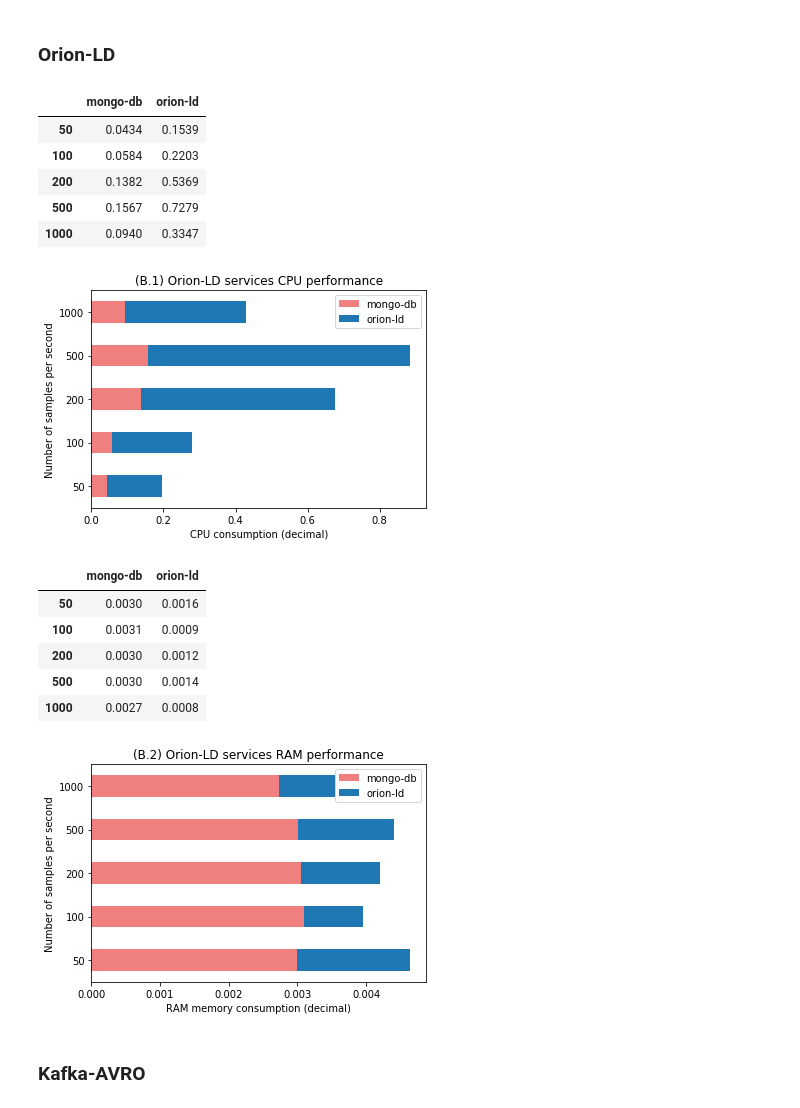
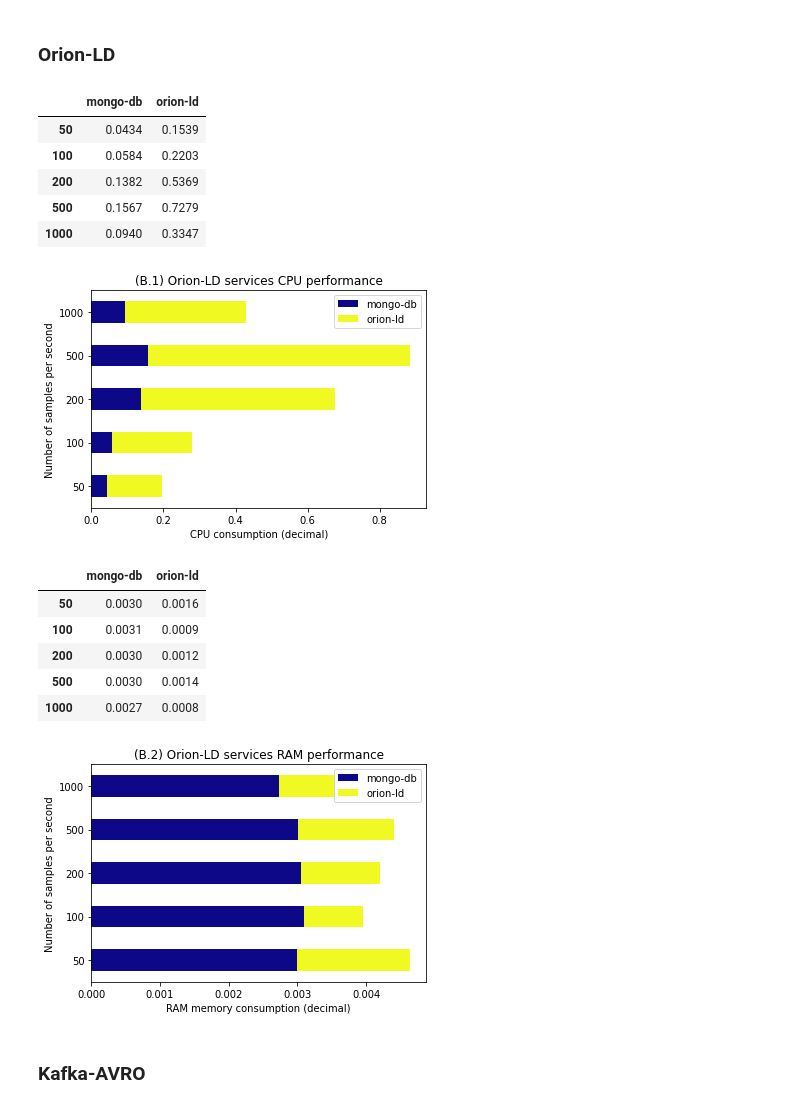
Before and after one commit to giros-dit/cim-prometheus-pipelines, a Jupyter notebook: Experiments.ipynb, the cells around one changed output. Cells and saved outputs as stored; diff of their text form; code cells hidden in the pictures.

Commit message:
Modify color schemes

```diff
--- a/Experiments.ipynb
+++ b/Experiments.ipynb
@@ -276,7 +281,8 @@ for table in orion_services:
             orion_cpu[index] = []
         orion_cpu[index].append(value)
 # %%
-colors = ['lightcoral','tab:blue']
+#colors = ['lightcoral','tab:blue']
+colors=cm.get_cmap('plasma', 2).colors
 orion_cpu_df = pd.DataFrame(orion_cpu, index=events)
 orion_cpu_df_plot = orion_cpu_df.plot.barh(stacked=True, color=colors,
                                                           title="(B.1) Orion-LD services CPU performance")
@@ -291,7 +297,7 @@ orion_cpu_df
 | 200 | 0.1382 | 0.5369 |
 | 500 | 0.1567 | 0.7279 |
 | 1000 | 0.0940 | 0.3347 |
-[figure, old version]
+[figure, new version]
 # %%
 orion_cpu_total = []
 for i in range(0,len(events)):
@@ -307,22 +313,23 @@ for table in orion_services:
             orion_mem[index] = []
         orion_mem[index].append(value)
 # %%
-colors = ['lightcoral','tab:blue']
+#colors = ['lightcoral','tab:blue']
+colors=cm.get_cmap('plasma', 2).colors
 orion_mem_df = pd.DataFrame(orion_mem, index=events)
 orion_mem_df_plot = orion_mem_df.plot.barh(stacked=True, color=colors,
                                                           title="(B.2) Orion-LD services RAM performance")
 orion_mem_df_plot.set_xlabel("RAM memory consumption (decimal)")
 orion_mem_df_plot.set_ylabel("Number of samples per second")
 
 orion_mem_df
 # %% [output]
 |  | mongo-db | orion-ld |
 | 50 | 0.0030 | 0.0016 |
 | 100 | 0.0031 | 0.0009 |
 | 200 | 0.0030 | 0.0012 |
 | 500 | 0.0030 | 0.0014 |
 | 1000 | 0.0027 | 0.0008 |
-[figure, old version]
+[figure, new version]
 # %%
 orion_mem_total = []
 for i in range(0,len(orion_mem[index])):
```
Also changed, not shown: parts of 14 cells of this notebook.
